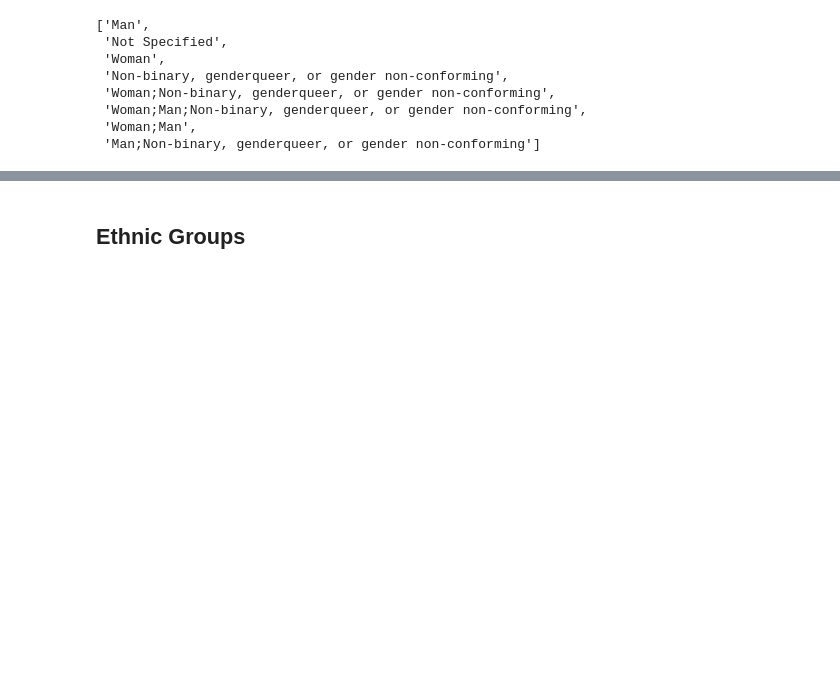
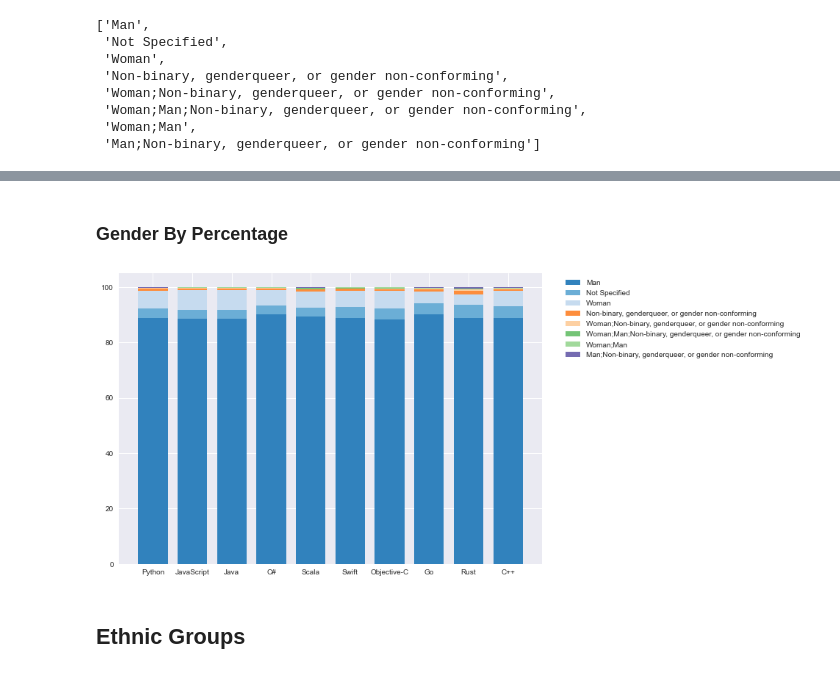
Before and after one commit to divanvisagie/stackoverflow-data-notebooks, a Jupyter notebook: 2019 Diversity Analysis.ipynb, the cells around one changed output, grey strips where cells are left out. Drawn from its saved outputs; the diff is of its cells as text; code cells hidden in the pictures; blank space fills up the shorter version.

```diff
--- a/2019 Diversity Analysis.ipynb
+++ b/2019 Diversity Analysis.ipynb
@@ -141,3 +143,9 @@ plt.show()
+# %% [markdown]
+### Gender By Percentage
+# %%
+draw_graph(percentage_for_group, gender_groups, 12)
+# %% [output]
+[figure, added]
 # %% [markdown]
 ## Ethnic Groups
 # %%
```
Also changed, not shown: parts of 9 cells of this notebook.
